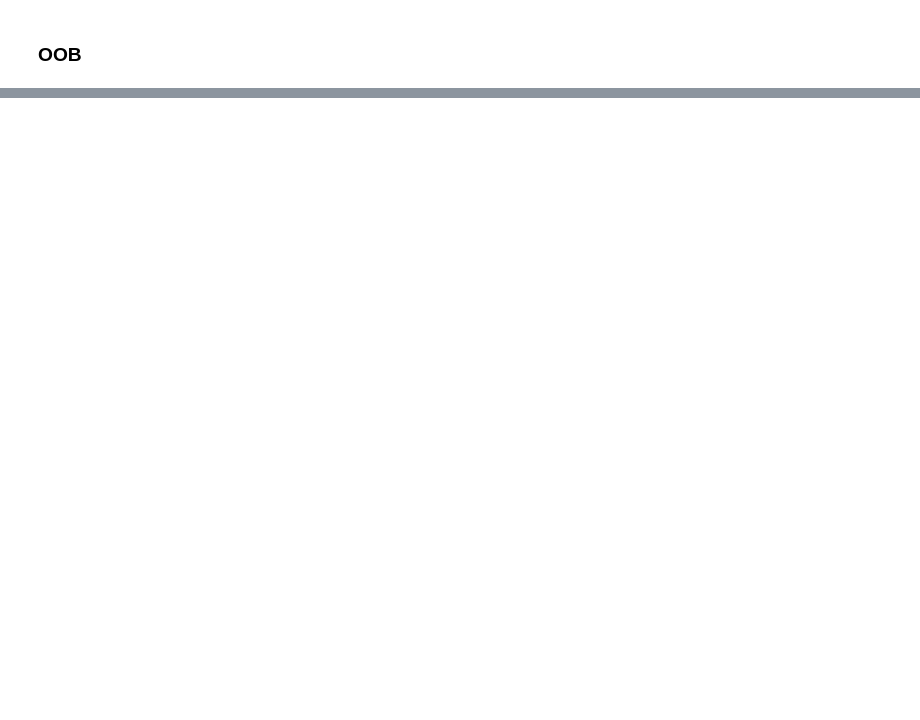
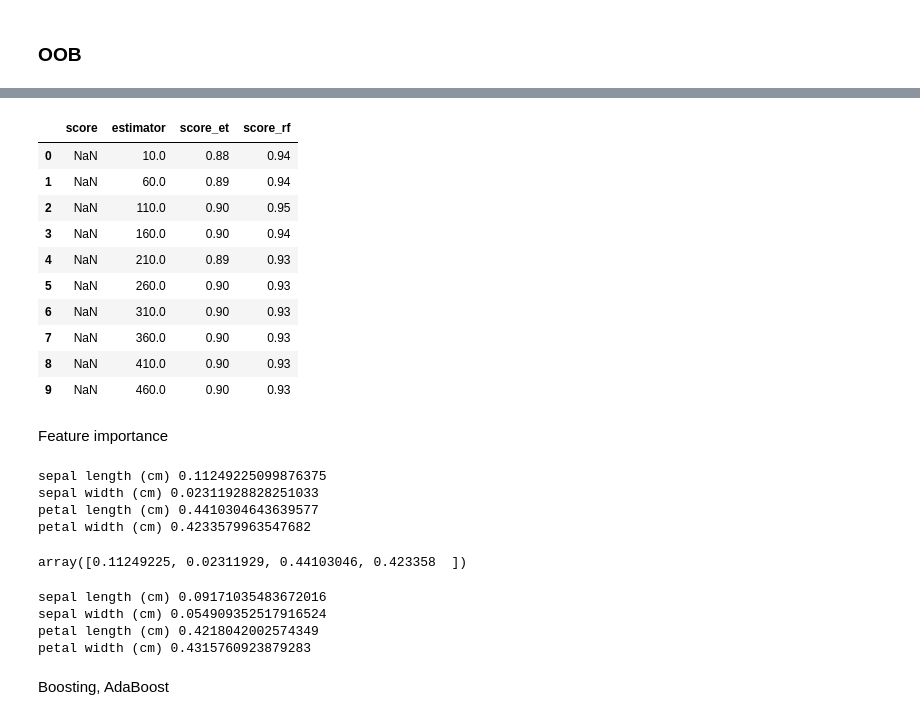
Before and after one commit to Daivar/ML-models-training, a Jupyter notebook: Ensembles.ipynb, the cells around one changed output, grey strips where cells are left out. Drawn from its saved outputs; the diff is of its cells as text; code cells hidden in the pictures; blank space fills up the shorter version.

```diff
--- a/Ensembles.ipynb
+++ b/Ensembles.ipynb
@@ -278,0 +457,71 @@ print(bag_clf.oob_score_)
+# %%
+from sklearn.ensemble import RandomForestClassifier, ExtraTreesClassifier
+from sklearn.tree import DecisionTreeClassifier
+from sklearn.model_selection import train_test_split
+from sklearn.datasets import make_moons
+import numpy as np
+from sklearn.metrics import accuracy_score
+import pandas as pd
+
+X, y = make_moons(n_samples=500, noise=0.30, random_state=42)
+
+def train_score_model(x, y, **kwargs):
+  x_train, x_test, y_train, y_test = train_test_split(x, y, random_state=10, test_size=0.2)
+  et_clf = ExtraTreesClassifier(**kwargs) # n_estimators=500, max_leaf_nodes=16, random_state=42, n_jobs=-1
+  et_clf.fit(x_train, y_train)
+  rf_clt = RandomForestClassifier(**kwargs) # n_estimators=500, max_leaf_nodes=16, random_state=42, n_jobs=-1
+  rf_clt.fit(x_train, y_train)
+  return accuracy_score(y_test, et_clf.predict(x_test)), accuracy_score(y_test, rf_clt.predict(x_test))
+
+df = pd.DataFrame(columns=['score', 'estimator'])
+
+for i in range(10, 500, 50):
+  score_et, score_rf = train_score_model(X, y, n_estimators=i, max_leaf_nodes=16, random_state=10, n_jobs=-1)
+  df = df.append({'estimator': i, 'score_et': score_et, 'score_rf': score_rf}, ignore_index=True)
+
+df
+# %% [output]
+|  | score | estimator | score_et | score_rf |
+| 0 | NaN | 10.0 | 0.88 | 0.94 |
+| 1 | NaN | 60.0 | 0.89 | 0.94 |
+| 2 | NaN | 110.0 | 0.90 | 0.95 |
+| 3 | NaN | 160.0 | 0.90 | 0.94 |
+| 4 | NaN | 210.0 | 0.89 | 0.93 |
+| 5 | NaN | 260.0 | 0.90 | 0.93 |
+| 6 | NaN | 310.0 | 0.90 | 0.93 |
+| 7 | NaN | 360.0 | 0.90 | 0.93 |
+| 8 | NaN | 410.0 | 0.90 | 0.93 |
+| 9 | NaN | 460.0 | 0.90 | 0.93 |
+# %% [markdown]
+Feature importance
+# %%
+from sklearn.datasets import load_iris
+iris = load_iris()
+rnd_clf = RandomForestClassifier(n_estimators=500, random_state=42)
+rnd_clf.fit(iris["data"], iris["target"])
+for name, score in zip(iris["feature_names"], rnd_clf.feature_importances_):
+    print(name, score)
+# %% [output]
+sepal length (cm) 0.11249225099876375
+sepal width (cm) 0.02311928828251033
+petal length (cm) 0.4410304643639577
+petal width (cm) 0.4233579963547682
+# %%
+rnd_clf.feature_importances_
+# %% [output]
+array([0.11249225, 0.02311929, 0.44103046, 0.423358  ])
+# %%
+from sklearn.datasets import load_iris
+iris = load_iris()
+# rnd_clf = RandomForestClassifier(n_estimators=500, random_state=42)
+rnd_clf = ExtraTreesClassifier(n_estimators=500, random_state=42)
+rnd_clf.fit(iris["data"], iris["target"])
+for name, score in zip(iris["feature_names"], rnd_clf.feature_importances_):
+    print(name, score)
+# %% [output]
+sepal length (cm) 0.09171035483672016
+sepal width (cm) 0.054909352517916524
+petal length (cm) 0.4218042002574349
+petal width (cm) 0.4315760923879283
+# %% [markdown]
+Boosting, AdaBoost
```
Also changed, not shown: parts of 15 cells of this notebook.
